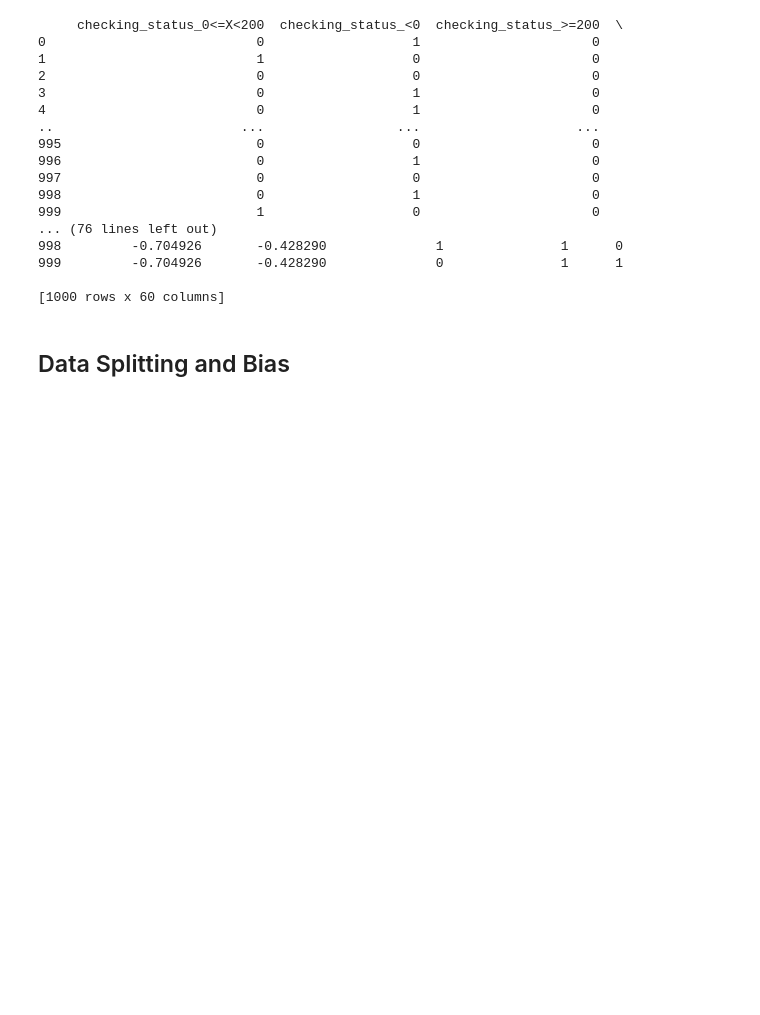
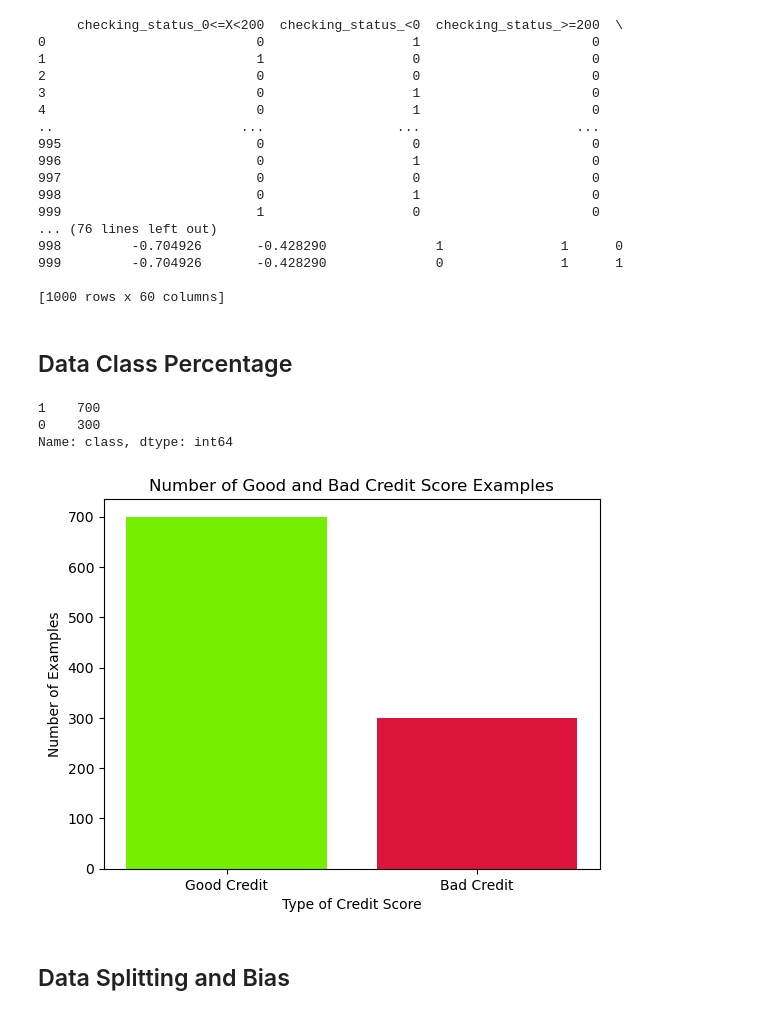
Before and after one commit to JETSlN/ML-Project, a Jupyter notebook: MLPROJECT.ipynb, the cells around one changed output. Saved outputs shown, nothing was run; the diff lists cells and outputs as text; code cells hidden in the pictures; blank space fills up the shorter version.

Commit message:
Update MLPROJECT.ipynb
Added graphs, balanced dataset, fixed some heading errors

```diff
--- a/MLPROJECT.ipynb
+++ b/MLPROJECT.ipynb
@@ -86,6 +87,21 @@ print(df)
 999         -0.704926       -0.428290              0               1      1
 
 [1000 rows x 60 columns]
+# %% [markdown]
+## Data Class Percentage
+# %%
+print(df["class"].value_counts())
+
+plt.bar((["Good Credit", "Bad Credit"]), ([700, 300]), color=['#76EE00', '#DC143C'])
+plt.title('Number of Good and Bad Credit Score Examples')
+plt.xlabel('Type of Credit Score')
+plt.ylabel('Number of Examples')
+plt.show()
+# %% [output]
+1    700
+0    300
+Name: class, dtype: int64
+[figure, added]
 # %% [markdown]
 ## Data Splitting and Bias
 # %%
```
Also changed, not shown: parts of 8 cells of this notebook.
